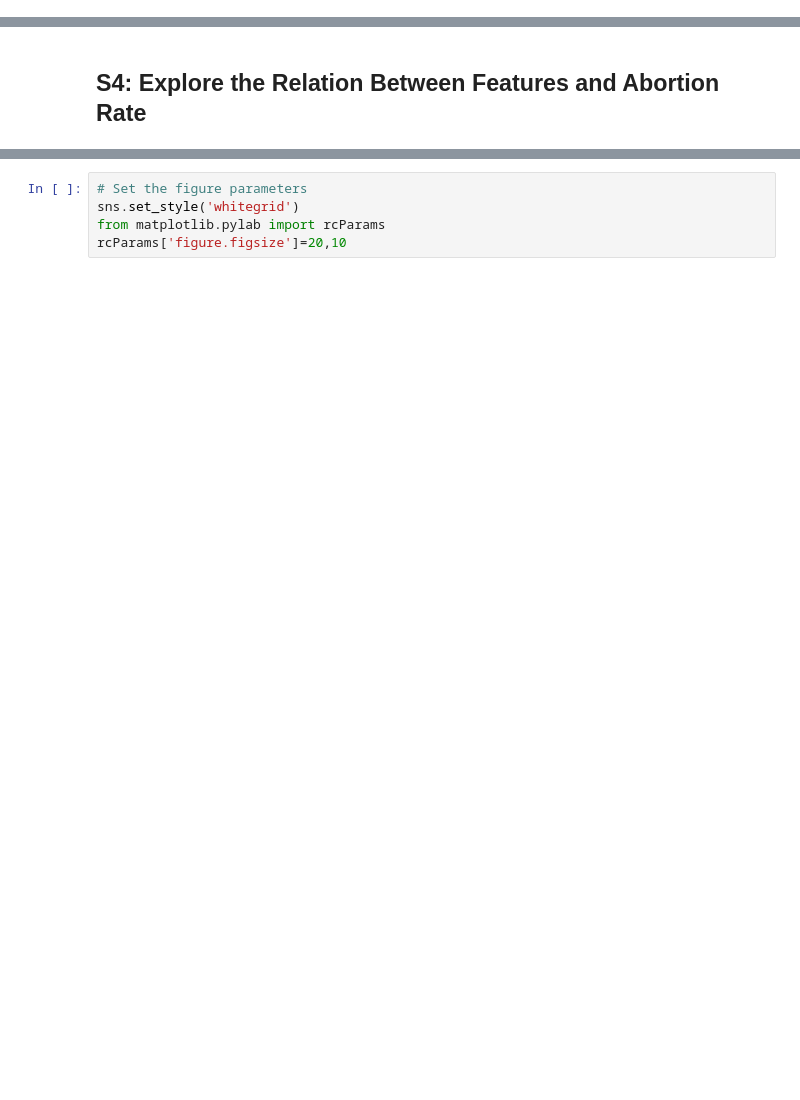
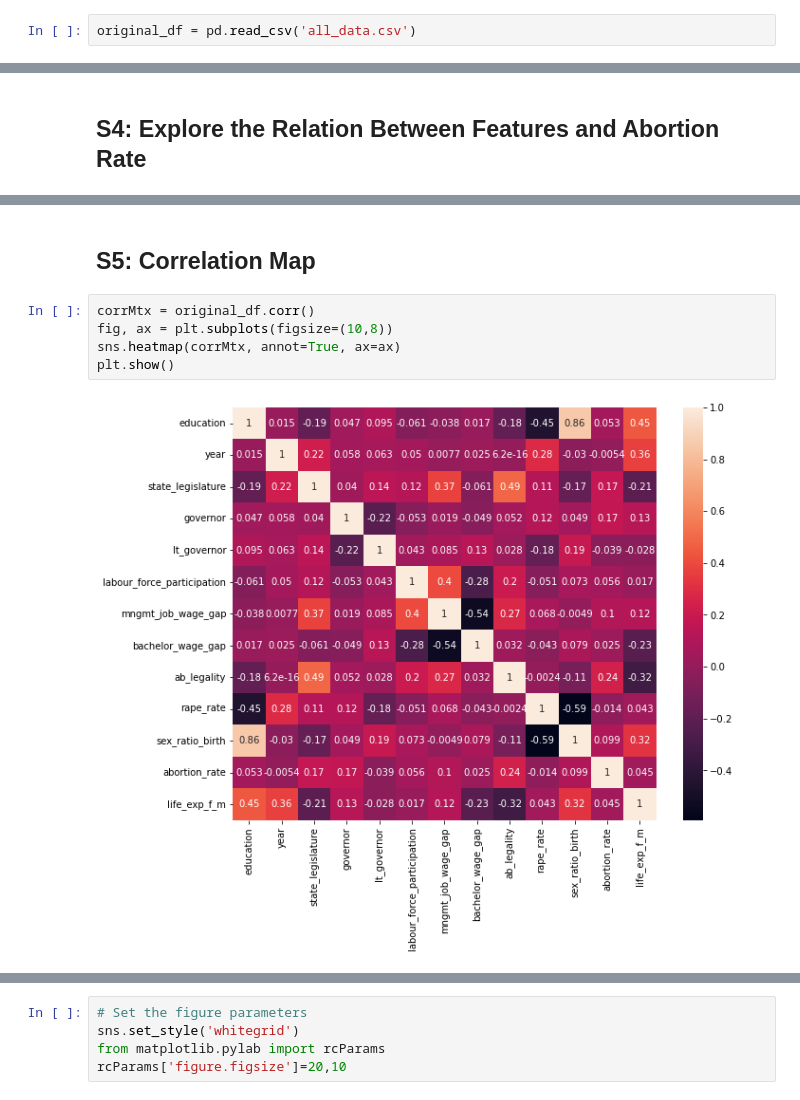
Before and after one commit to macs30122-winter23/final-project-233-not-found, a Jupyter notebook: EDA_April+GJX.ipynb, the cells around one changed output, grey strips where cells are left out. Drawn from its saved outputs; the diff is of its cells as text; blank space fills up the shorter version.

```diff
--- a/EDA_April+GJX.ipynb
+++ b/EDA_April+GJX.ipynb
@@ -15,6 +15,8 @@ import plotly.graph_objs as go
 1. Read in csv file into pandas dataframe
 # %%
 data_df = pd.read_csv("all_data.csv")
+# %%
+original_df = pd.read_csv('all_data.csv')
 # %% [markdown]
 2. Visualize the dataframe to gain a basic understanding of features and samples
 # %%
@@ -623,0 +375,9 @@ plt.show()
+# %% [markdown]
+## S5: Correlation Map
+# %%
+corrMtx = original_df.corr()
+fig, ax = plt.subplots(figsize=(10,8))
+sns.heatmap(corrMtx, annot=True, ax=ax)
+plt.show()
+# %% [output]
+[figure, added]
```
Also changed, not shown: parts of 82 cells of this notebook, 1 other file.
